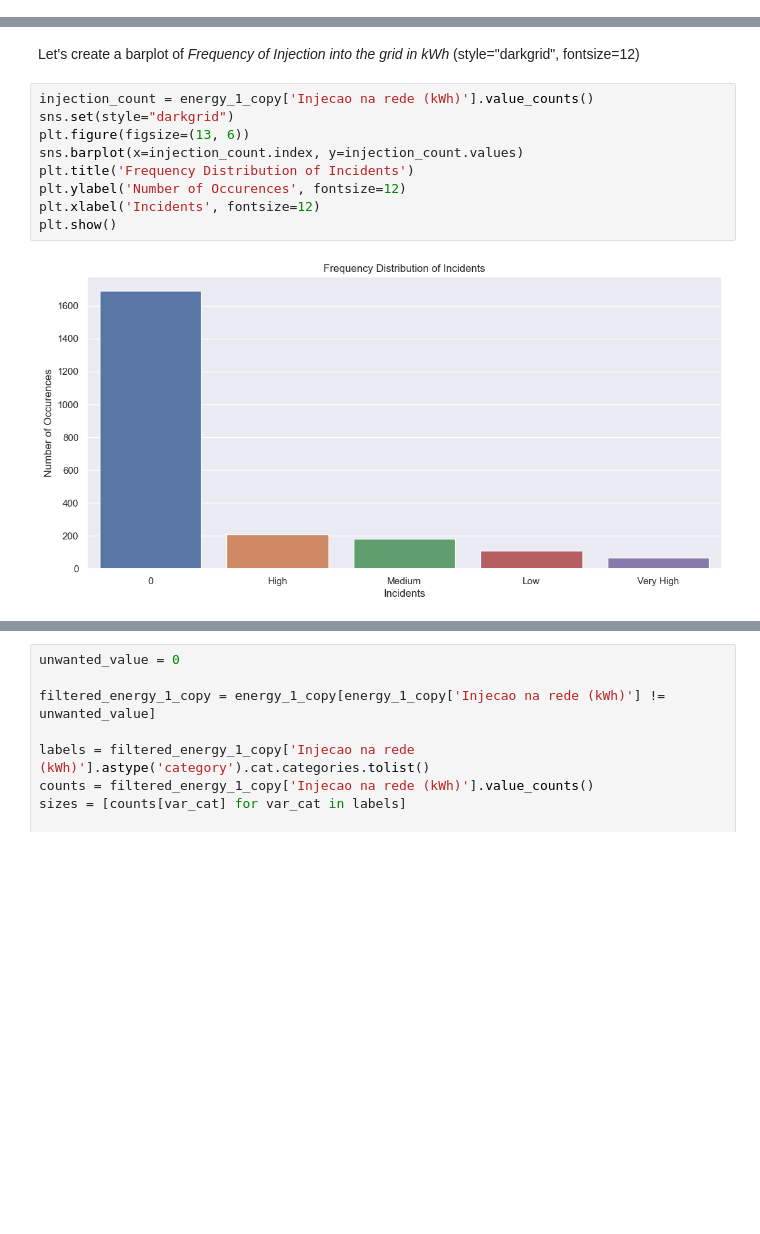
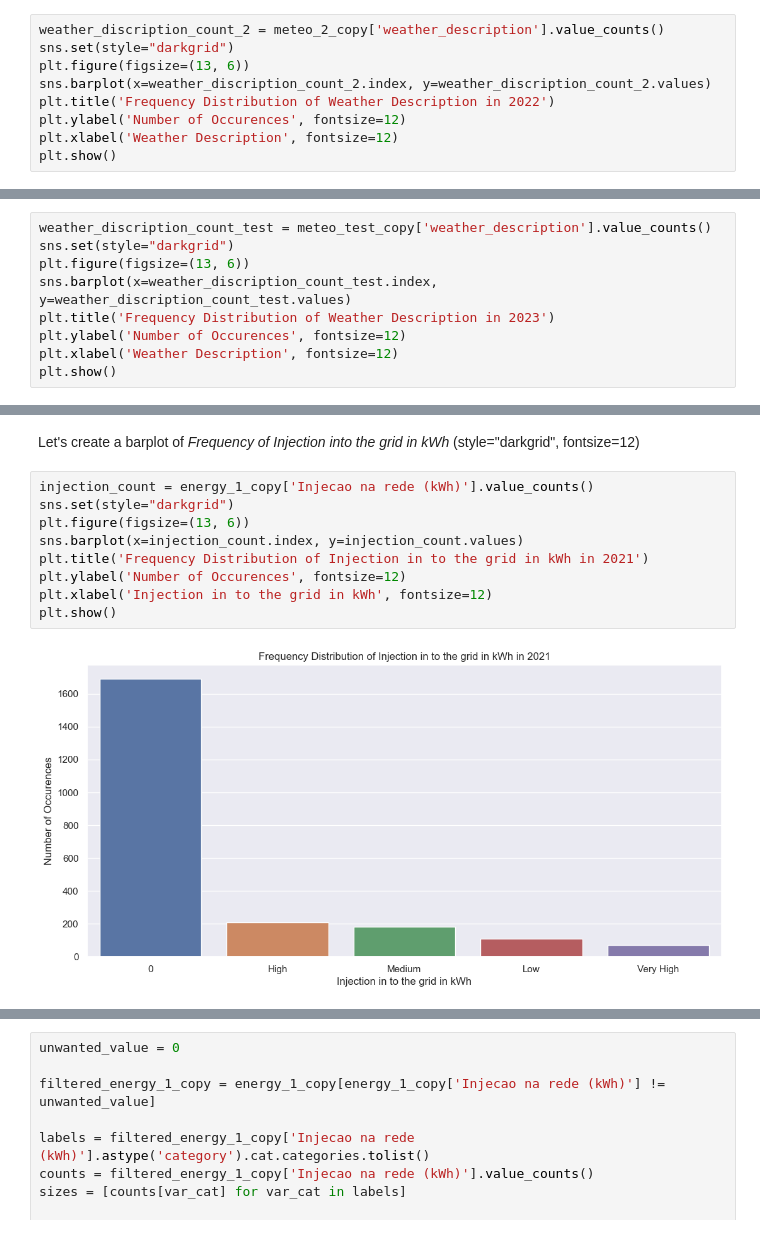
Before and after one commit to AN-DRE4/DadosAprendizagemAutomatica, a Jupyter notebook: CompKaggle.ipynb, the cells around one changed output, grey strips where cells are left out. Drawn from its saved outputs; the diff is of its cells as text; blank space fills up the shorter version.

```diff
--- a/CompKaggle.ipynb
+++ b/CompKaggle.ipynb
@@ -536,0 +822,9 @@ plt.show()
+# %%
+weather_discription_count_2 = meteo_2_copy['weather_description'].value_counts()
+sns.set(style="darkgrid")
+plt.figure(figsize=(13, 6))
+sns.barplot(x=weather_discription_count_2.index, y=weather_discription_count_2.values)
+plt.title('Frequency Distribution of Weather Description in 2022')
+plt.ylabel('Number of Occurences', fontsize=12)
+plt.xlabel('Weather Description', fontsize=12)
+plt.show()
@@ -536,0 +833,9 @@ plt.show()
+# %%
+weather_discription_count_test = meteo_test_copy['weather_description'].value_counts()
+sns.set(style="darkgrid")
+plt.figure(figsize=(13, 6))
+sns.barplot(x=weather_discription_count_test.index, y=weather_discription_count_test.values)
+plt.title('Frequency Distribution of Weather Description in 2023')
+plt.ylabel('Number of Occurences', fontsize=12)
+plt.xlabel('Weather Description', fontsize=12)
+plt.show()
@@ -795,11 +1144,11 @@ Let's create a barplot of <em>Frequency of Injection into the grid in kWh</em> (
 # %%
 injection_count = energy_1_copy['Injecao na rede (kWh)'].value_counts()
 sns.set(style="darkgrid")
 plt.figure(figsize=(13, 6))
 sns.barplot(x=injection_count.index, y=injection_count.values)
-plt.title('Frequency Distribution of Incidents')
+plt.title('Frequency Distribution of Injection in to the grid in kWh in 2021')
 plt.ylabel('Number of Occurences', fontsize=12)
-plt.xlabel('Incidents', fontsize=12)
+plt.xlabel('Injection in to the grid in kWh', fontsize=12)
 plt.show()
 # %% [output]
-[figure, old version]
+[figure, new version]
```
Also changed, not shown: parts of 105 cells of this notebook, 3 other files.
